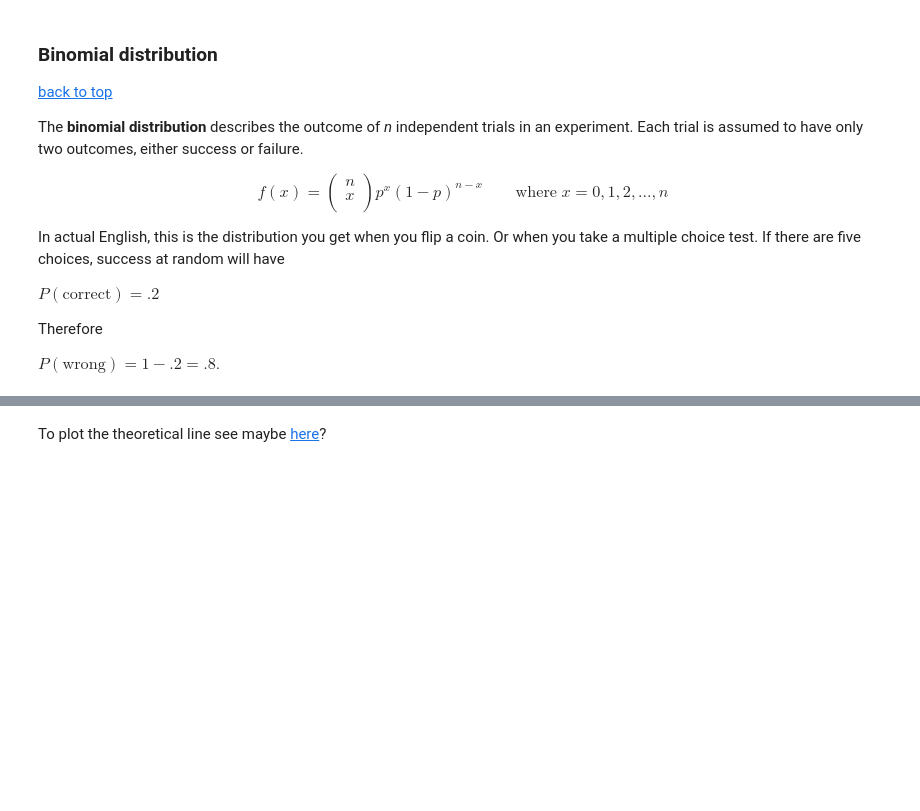
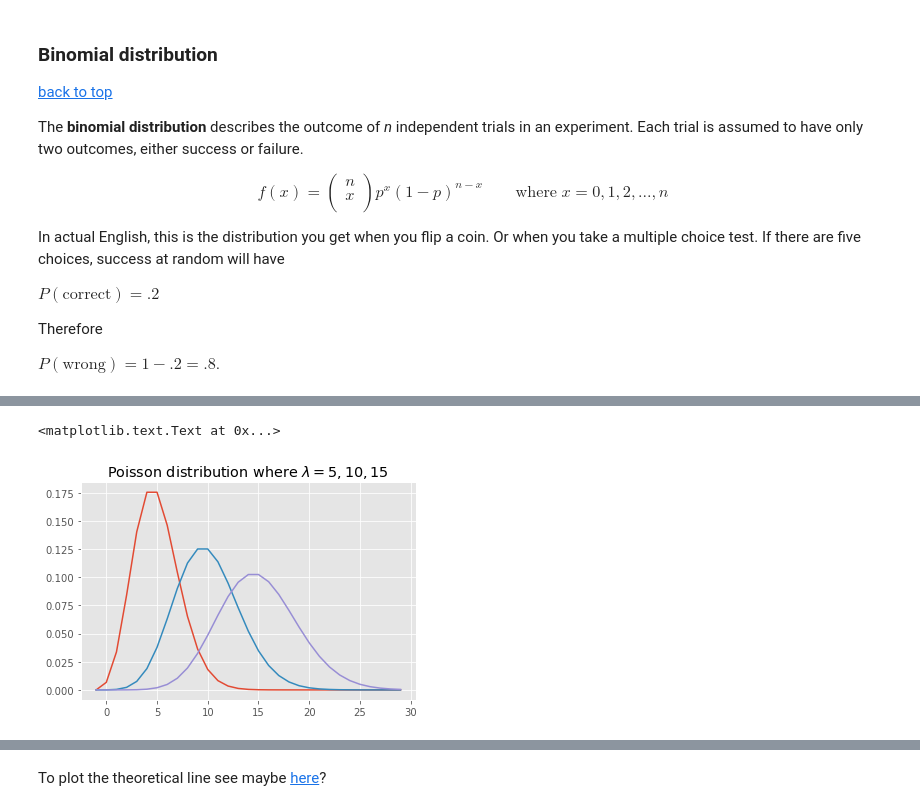
Before and after one commit to mehemken/stats_sesh, a Jupyter notebook: Stats ML with Python.ipynb, the cells around one changed output, grey strips where cells are left out. Saved outputs shown, nothing was run; the diff lists cells and outputs as text; code cells hidden in the pictures; blank space fills up the shorter version.

```diff
--- a/Stats ML with Python.ipynb
+++ b/Stats ML with Python.ipynb
@@ -336,0 +322,15 @@ def my_poisson(x, l):
+# %%
+lam = [5, 10, 15]  # Three lambda values
+x = np.arange(-1, 30)  # For the x axis
+
+x2 = np.linspace(-1, 30, 1000)
+
+for i in lam:
+    dist = stats.poisson(i)
+    plt.plot(x, dist.pmf(x))
+
+plt.title('Poisson distribution where $\lambda = 5, 10, 15$')
+# pmf is the probability mass function
+# %% [output]
+<matplotlib.text.Text at 0x...>
+[figure, added]
```
Also changed, not shown: parts of 21 cells of this notebook.
